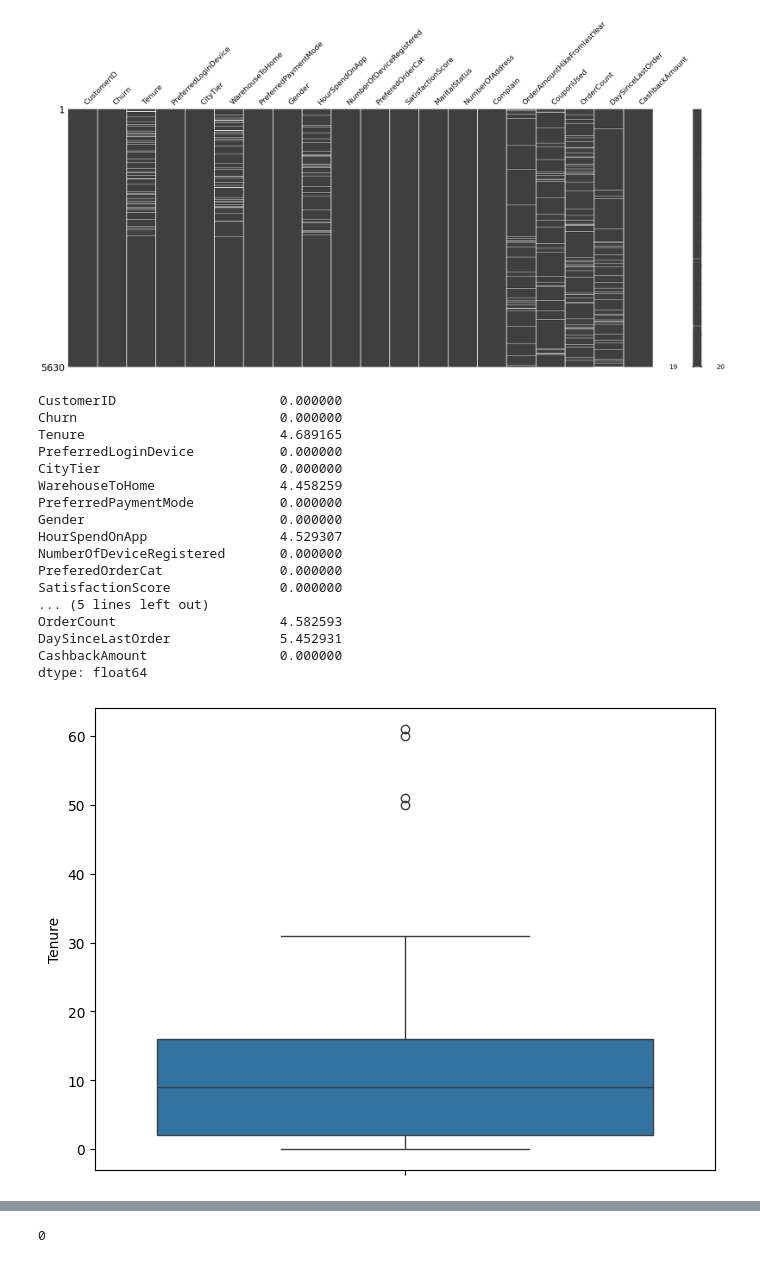
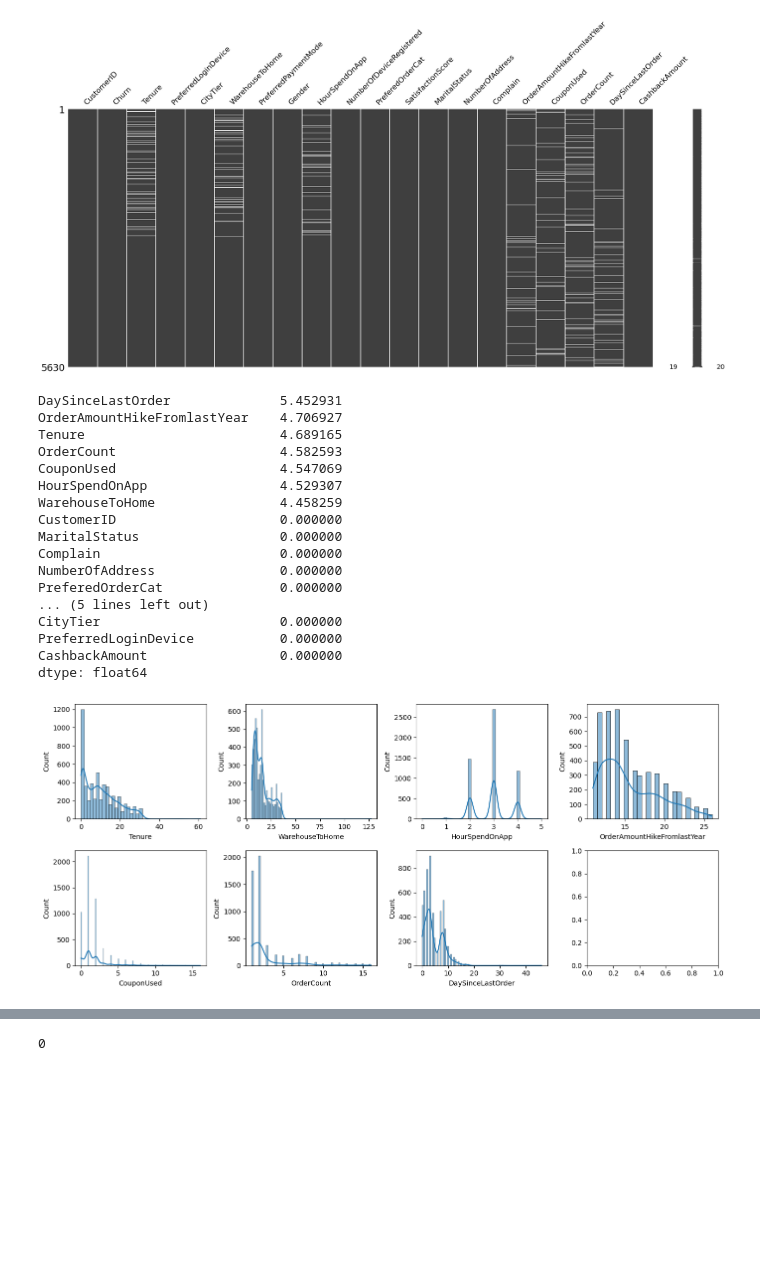
Before and after one commit to robiardian/E-COMMERCE-Customer-Churn, a Jupyter notebook: notebook.ipynb, the cells around one changed output, grey strips where cells are left out. Saved outputs shown, nothing was run; the diff lists cells and outputs as text; code cells hidden in the pictures; blank space fills up the shorter version.

```diff
--- a/notebook.ipynb
+++ b/notebook.ipynb
@@ -67,22 +67,53 @@ msno.matrix(df)
 [figure]
 # %%
 # Menghitung jumlah missing value pada tiap kolom
-df.isna().sum() / len(df) * 100
+missing_value = df.isna().sum() / len(df) * 100
+missing_value.sort_values(ascending = False)
 # %% [output]
+DaySinceLastOrder              5.452931
+OrderAmountHikeFromlastYear    4.706927
+Tenure                         4.689165
+OrderCount                     4.582593
+CouponUsed                     4.547069
+HourSpendOnApp                 4.529307
+WarehouseToHome                4.458259
 CustomerID                     0.000000
-Churn                          0.000000
-Tenure                         4.689165
+MaritalStatus                  0.000000
+Complain                       0.000000
+NumberOfAddress                0.000000
+PreferedOrderCat               0.000000
+... (5 lines left out)
+CityTier                       0.000000
 PreferredLoginDevice           0.000000
-CityTier                       0.000000
-WarehouseToHome                4.458259
-PreferredPaymentMode           0.000000
-Gender                         0.000000
-HourSpendOnApp                 4.529307
-NumberOfDeviceRegistered       0.000000
-PreferedOrderCat               0.000000
-SatisfactionScore              0.000000
-... (5 lines left out)
-OrderCount                     4.582593
-DaySinceLastOrder              5.452931
 CashbackAmount                 0.000000
 dtype: float64
+# %%
+#mengecek distribusi kolom
+distribusi_kolom = ["Tenure", "WarehouseToHome", "HourSpendOnApp",
+                    "OrderAmountHikeFromlastYear", "CouponUsed",
+                    "OrderCount", "DaySinceLastOrder"]
+
+
+fig, ax = plt.subplots(nrows=2, ncols=4, figsize=(14, 6))
+
+
+# Perulangan untuk membuat boxplot untuk kolom numerik
+for i, col in enumerate(distribusi_kolom):
+
+
+    # Menghitung nomor baris untuk subplot berdasarkan indeks iterasi i
+    duplicate_rows_subplot = i // 4
+
+
+    # Menghitung nomor kolom untuk subplot berdasarkan indeks iterasi i
+    columns_subplot = i % 4
+
+
+    # Membuat histogram
+    sns.histplot(data=df, x=col, kde=True, ax=ax[duplicate_rows_subplot, columns_subplot])
+
+
+plt.tight_layout()
+plt.show()
+# %% [output]
+[figure, added]
@@ -108,10 +137,0 @@ dtype: float64
-# %%
-# Mengatasi missing value pada kolom tenure
-plt.figure(figsize=(8, 6))
-sns.boxplot(data=df['Tenure'])
-
-# Mengisi nilai yang hilang pada kolom Tenure dengan median.
-tenure = df["Tenure"].median()
-df["Tenure"] = df["Tenure"].fillna(tenure)
-# %% [output]
-[figure, removed]
```
Also changed, not shown: parts of 25 cells of this notebook.
